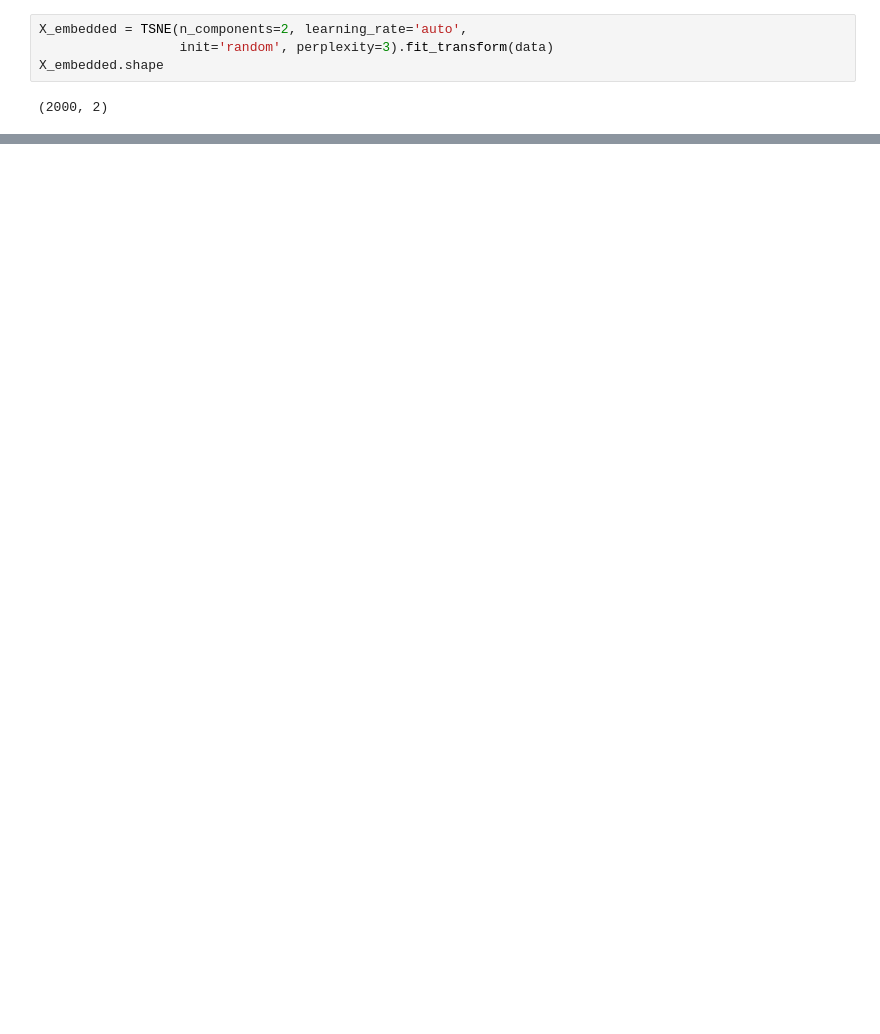
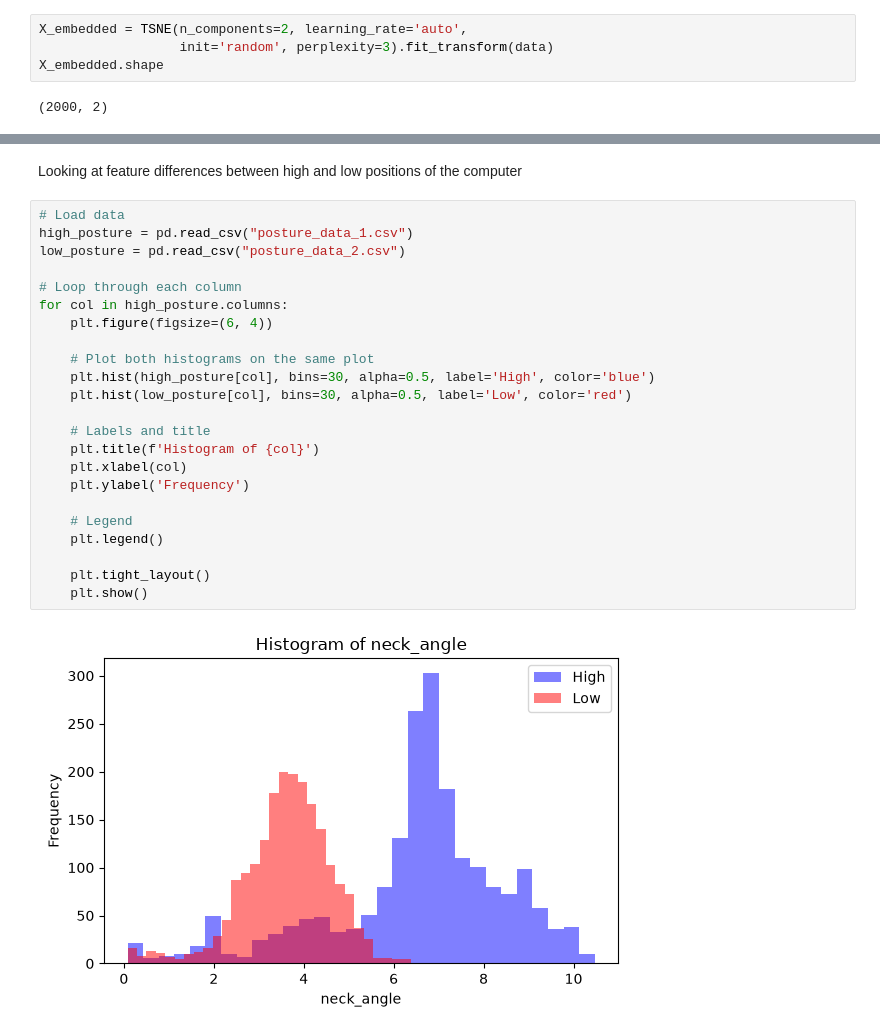
Before and after one commit to chutsun2/The-Posture-Project-, a Jupyter notebook: Visualizations and Model Testing.ipynb, the cells around one changed output, grey strips where cells are left out. Cells and saved outputs as stored; diff of their text form; blank space fills up the shorter version.

```diff
--- a/Visualizations and Model Testing.ipynb
+++ b/Visualizations and Model Testing.ipynb
@@ -29,0 +32,27 @@ plt.show()
+# %% [markdown]
+Looking at feature differences between high and low positions of the computer
+# %%
+# Load data
+high_posture = pd.read_csv("posture_data_1.csv")
+low_posture = pd.read_csv("posture_data_2.csv")
+
+# Loop through each column
+for col in high_posture.columns:
+    plt.figure(figsize=(6, 4))
+
+    # Plot both histograms on the same plot
+    plt.hist(high_posture[col], bins=30, alpha=0.5, label='High', color='blue')
+    plt.hist(low_posture[col], bins=30, alpha=0.5, label='Low', color='red')
+
+    # Labels and title
+    plt.title(f'Histogram of {col}')
+    plt.xlabel(col)
+    plt.ylabel('Frequency')
+
+    # Legend
+    plt.legend()
+
+    plt.tight_layout()
+    plt.show()
+# %% [output]
+[figure, added]
```
Also changed, not shown: parts of 4 cells of this notebook, 3 other files.
